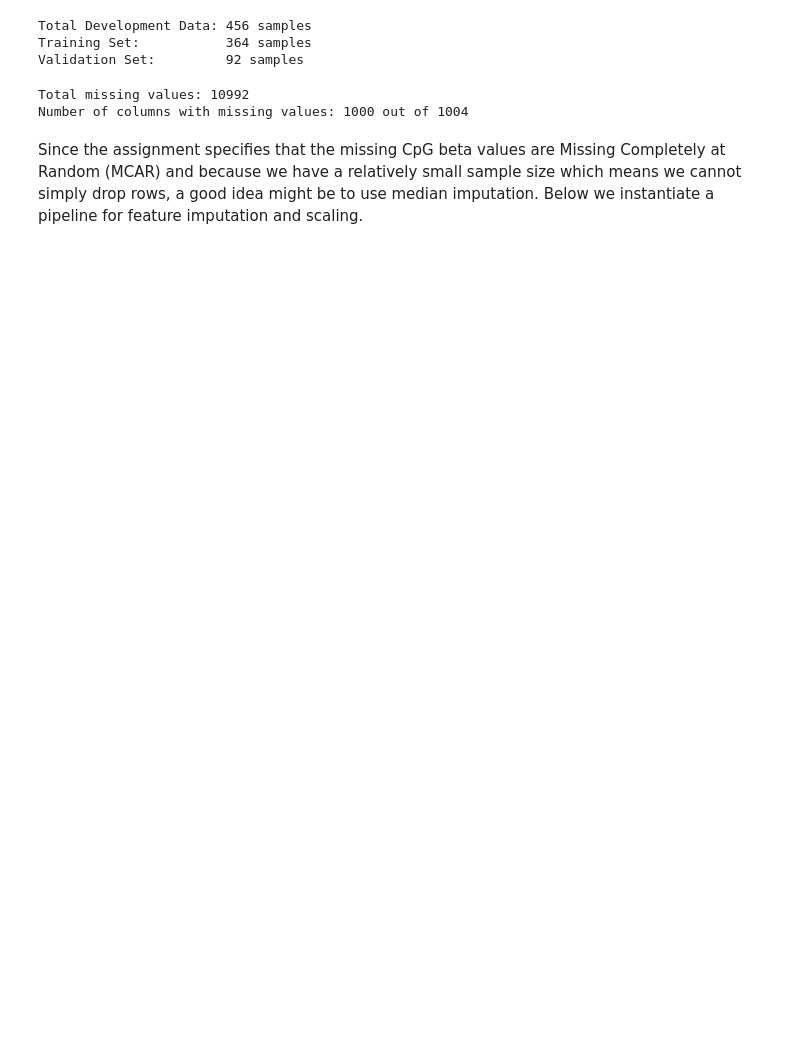
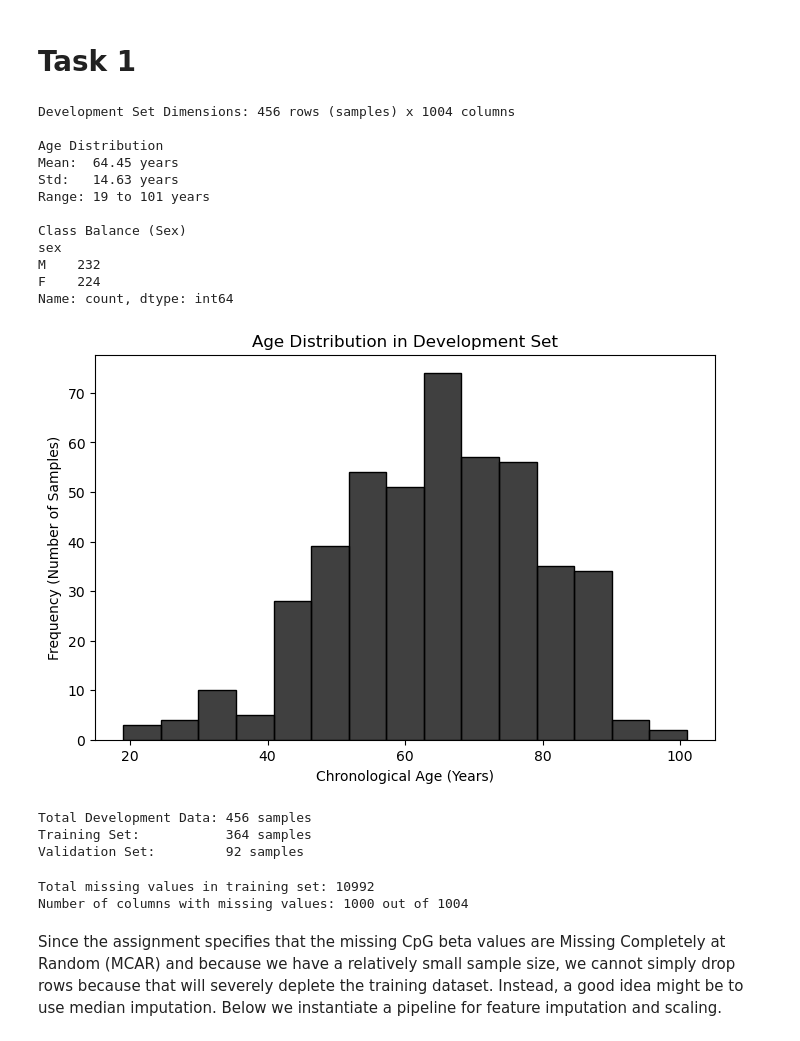
Before and after one commit to KonKX/Machine-Learning-in-Computational-Biology-Assignment-1, a Jupyter notebook: notebooks/data_exploration.ipynb, the cells around one changed output. Drawn from its saved outputs; the diff is of its cells as text; code cells hidden in the pictures; blank space fills up the shorter version.

```diff
--- a/notebooks/data_exploration.ipynb
+++ b/notebooks/data_exploration.ipynb
@@ -8,41 +13,84 @@ from functions import load_dataset, create_stratified_split, separate_features_t
+# %% [markdown]
+# Task 1
 # %%
 # Load Data
 dev_filepath = '../data/development_data.csv'
 eval_filepath = '../data/evaluation_data.csv'
 
 dev_df = load_dataset(dev_filepath)
 eval_df = load_dataset(eval_filepath)
 
-# Split development data into 80% Train / 20% Validation stratified by age
-train_df, val_df = create_stratified_split(
-    dev_df,
-    target_col='age',
-    test_size=0.2,
-    random_state=42,
-    n_quantiles=10
-)
+# Development Set Dimensions
+print(f"Development Set Dimensions: {dev_df.shape[0]} rows (samples) x {dev_df.shape[1]} columns")
 
-# Verify the Split
-print(f"Total Development Data: {dev_df.shape[0]} samples")
-print(f"Training Set:           {train_df.shape[0]} samples")
-print(f"Validation Set:         {val_df.shape[0]} samples")
+# Age Distribution
+age_mean = dev_df['age'].mean()
+age_std = dev_df['age'].std()
+age_min = dev_df['age'].min()
+age_max = dev_df['age'].max()
+
+print("\nAge Distribution")
+print(f"Mean:  {age_mean:.2f} years")
+print(f"Std:   {age_std:.2f} years")
+print(f"Range: {age_min} to {age_max} years")
+
+# Class Balance for Sex
+print("\nClass Balance (Sex)")
+print(dev_df['sex'].value_counts())
+
+# Visualisation of Age Distribution
+plt.figure(figsize=(8, 5))
+
+sns.histplot(dev_df['age'], bins=15, color='black', edgecolor='black')
+plt.title('Age Distribution in Development Set')
+plt.xlabel('Chronological Age (Years)')
+plt.ylabel('Frequency (Number of Samples)')
+plt.show()
 # %% [output]
-Total Development Data: 456 samples
-Training Set:           364 samples
-Validation Set:         92 samples
+Development Set Dimensions: 456 rows (samples) x 1004 columns
+
+Age Distribution
+Mean:  64.45 years
+Std:   14.63 years
+Range: 19 to 101 years
+
+Class Balance (Sex)
+sex
+M    232
+F    224
+Name: count, dtype: int64
+[figure, added]
+# %%
+# Split development data into 80% Train / 20% Validation stratified by age
+train_df, val_df = create_stratified_split(
+    dev_df,
+    target_col='age',
+    test_size=0.2,
+    random_state=42,
+    n_quantiles=10
+)
+
+# Verify the Split
+print(f"Total Development Data: {dev_df.shape[0]} samples")
+print(f"Training Set:           {train_df.shape[0]} samples")
+print(f"Validation Set:         {val_df.shape[0]} samples")
+# %% [output]
+Total Development Data: 456 samples
+Training Set:           364 samples
+Validation Set:         92 samples
 # %%
 # Check the number of missing values in the training set
 missing_counts = train_df.isnull().sum()
 total_missing = missing_counts.sum()
 cols_with_missing = missing_counts[missing_counts > 0]
 
-print(f"Total missing values: {total_missing}")
+print(f"Total missing values in training set: {total_missing}")
 print(f"Number of columns with missing values: {len(cols_with_missing)} out of {train_df.shape[1]}")
 # %% [output]
-Total missing values: 10992
+Total missing values in training set: 10992
 Number of columns with missing values: 1000 out of 1004
 # %% [markdown]
-Since the assignment specifies that the missing CpG beta values are Missing Completely at Random (MCAR) and because we have a relatively small sample size which means we cannot simply drop rows, a good idea might be to use median imputation. Below we instantiate a pipeline for feature imputation and scaling.
+Since the assignment specifies that the missing CpG beta values are Missing Completely at Random (MCAR) and because we have a relatively small sample size, we cannot simply drop rows because that will severely deplete the training dataset. Instead, a good idea might be to use median imputation. Below we instantiate a pipeline for feature imputation and scaling.
 # %%
 pipeline = build_cpg_preprocessing_pipeline()
 # %% [markdown]
```
Also changed, not shown: parts of 14 cells of this notebook, 1 other file.
